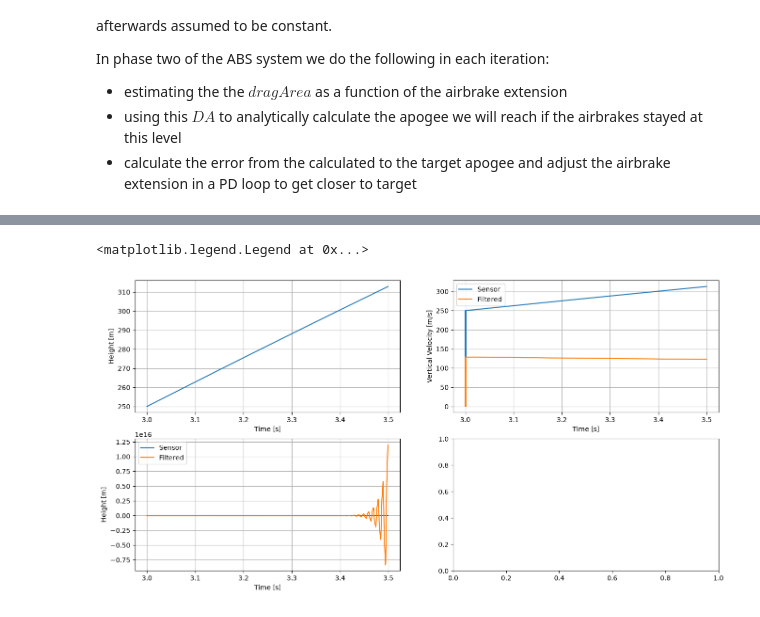
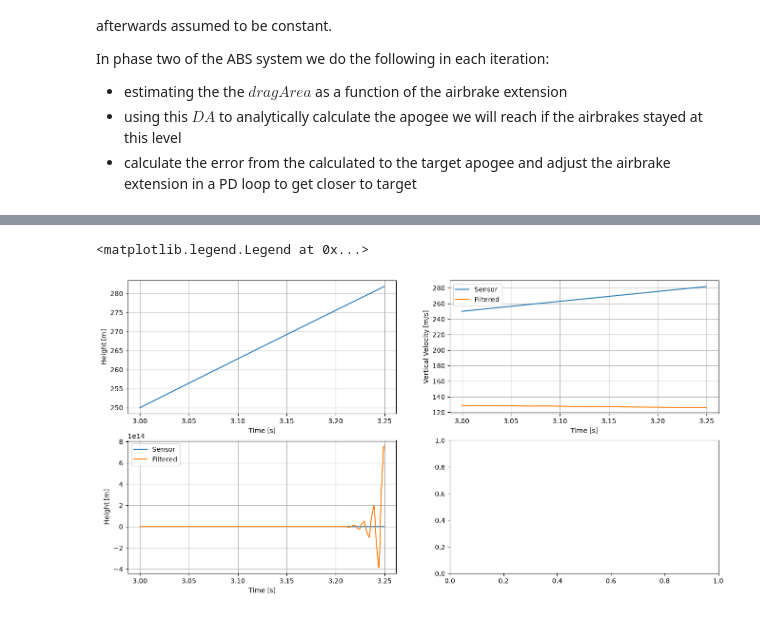
Before and after one commit to the-lightstack/kiraAirbrakeSoftware, a Jupyter notebook: simHarness.ipynb, the cells around one changed output, grey strips where cells are left out. Cells and saved outputs as stored; diff of their text form; code cells hidden in the pictures.

```diff
--- a/simHarness.ipynb
+++ b/simHarness.ipynb
@@ -104,6 +104,9 @@ def runSimulation(targetApogee,t0, h0, v0, controlSoftware:AirbrakeControlSoftwa
         (airbrakeExtension, absUnitLog) = controlSoftware(t,heightSensorReading,velocitySensorReading)
         absExecutionTime = time.perf_counter() - timeBeforeExec
 
+        if (absUnitLog is None):
+            absUnitLog = ABSData(cdEstimate=0,currentApogeePreciction=0,sensorSpeed=velocitySensorReading,filterSpeed=velocitySensorReading,sensorHeight=heightSensorReading,filterHeight=heightSensorReading)
+
         logEntry = FlightLogEntry(t,x,v,airbrakeExtension,absUnitLog,absExecutionTime)
         flightLogs.append(logEntry)
 
@@ -131,8 +134,8 @@ def runSimulation(targetApogee,t0, h0, v0, controlSoftware:AirbrakeControlSoftwa
 import constants
 # [float, float, float], tuple[float, ABSData]
 def airbrakeControlSoftware(t: float, h: float, v: float) -> tuple[float,ABSData]:
-    unitLogEntry = ABSData(cdEstimate=0,currentApogeePreciction=100,sensorSpeed=10,filterSpeed=10,sensorHeight=10,filteredHeight=10)
-    return (0.0,unitLogEntry)
+    unitLogEntry = ABSData(cdEstimate=0,currentApogeePreciction=100,sensorSpeed=10,filterSpeed=10,sensorHeight=10,filterHeight=10)
+    return (0.0,None)
 
 flightData:Sequence[FlightLogEntry] = runSimulation(600,constants.SIM_T0,constants.SIM_T0_HEIGHT,constants.SIM_T0_VELOCITY,airbrakeControlSoftware)
 # %% [output]
@@ -172,6 +175,7 @@ import helpers
 import helpers as helper
 from importlib import reload
 reload(helper)
+from typing import Optional, Sequence
 
 
 NO_AIRBRAKE_PHASE_T_END = 3.5
@@ -186,10 +190,12 @@ lastVel = constants.SIM_T0_VELOCITY # without any noise for now
 
 bodyCdAreaFilter = helper.GHFilterDeltaT(x0=initalCdAreaGuess,dx0=0,g=0.2,h=0.2)
 velocityFilter = helper.GHFilterDeltaT(x0=constants.SIM_T0_VELOCITY,dx0=-10,g=0.01,h=0.008)
-heightFilter = helper.GHFilterDeltaT(x0=constants.SIM_T0_HEIGHT,dx0=constants.SIM_T0_VELOCITY,g=0.1,h=0.3) # this has to be second order
+
+# Second order filter, since we are accelerating
+heightFilter = helper.GHKFilterDeltaT(x0=constants.SIM_T0_HEIGHT,dx0=constants.SIM_T0_VELOCITY,ddx0=0,g=0.1,h=0.3,k=0.01) # this has to be second order
 
 
-def airbrakeControlSoftware(t: float, h: float, v: float) -> tuple[float,ABSData]:
+def airbrakeControlSoftware(t: float, h: float, v: float) -> tuple[float,Optional[ABSData]]:
     global lastTimeStep, lastVel, bodyCdAreaFilter
 
     # Ensure forward time direction
@@ -197,7 +203,8 @@ def airbrakeControlSoftware(t: float, h: float, v: float) -> tuple[float,ABSData
         print("going back in time")
         lastTimeStep = t
         lastVel = v
-        return (0, ABSData(np.array([0]),0,np.array([0]),np.array([0]),np.array([0]),np.array([0])))
+
+        return (0, None)
 
     if t <= NO_AIRBRAKE_PHASE_T_END:
         # Setting up for filter code
@@ -210,7 +217,10 @@ def airbrakeControlSoftware(t: float, h: float, v: float) -> tuple[float,ABSData
 
         filtered_h = heightFilter.x
         filtered_v = velocityFilter.x
-        deltaV = filtered_v - lastVel
+
+
+        ## Using the second derivate of height and the first of velocity to get acceleration estimate
+        deltaV = (0.7 * velocityFilter.dx) + (0.3 * heightFilter.ddx)
 
 
         estimatedAirDensity = helper.airDensityFromHeight(h[0])
@@ -222,14 +232,12 @@ def airbrakeControlSoftware(t: float, h: float, v: float) -> tuple[float,ABSData
         # Estimate the bodies C_D * area
         # (cda_estimate, _) = bodyCdAreaFilter.update(deltaTime,CdA)
         lastTimeStep = t
-        lastVel = filtered_v
 
 
         data = ABSData(cdEstimate=CdA,currentApogeePreciction=0,sensorSpeed=v,filterSpeed=filtered_v,sensorHeight=h,filterHeight=filtered_h)
         return (0, data)
     else:
-        data = ABSData(np.array([0]),0,np.array([0]),np.array([0]),np.array([0]),np.array([0]))
-        return (0, data)
+        return (0, None)
 
 flightData:Sequence[FlightLogEntry] = runSimulation(960,constants.SIM_T0,constants.SIM_T0_HEIGHT,constants.SIM_T0_VELOCITY, airbrakeControlSoftware)
 # %% [output]
@@ -254,7 +247,7 @@ Solver status: running. Steps: 5228
 from matplotlib import pyplot as plt
 
 windowStart = 0
-windowEnd = 600
+windowEnd = 300
 
 # Sort the flight Data according to timestamp
 flightData.sort(key=lambda x: x.timestamp)
@@ -279,31 +272,31 @@ ax[0,0].set_xlabel("Time [s]")
 ax[0,0].grid(True)
 
 ax[0,1].plot(t,sh,label="Sensor")
 ax[0,1].plot(t,vf,label="Filtered")
 ax[0,1].set_ylabel("Vertical Velocity [m/s]")
 ax[0,1].set_xlabel("Time [s]")
 ax[0,1].grid(True)
 ax[0,1].legend()
 
 # Add height and filtered height
 ax[1,0].plot(t,sh,label="Sensor")
 ax[1,0].plot(t,fh,label="Filtered")
 ax[1,0].set_ylabel("Height [m]")
 ax[1,0].set_xlabel("Time [s]")
 ax[1,0].grid(True)
 ax[1,0].legend()
 
 # ax[1,0].plot(t,s,label="Sensor")
 # ax[1,0].plot(t,vf,label="Filtered")
 # ax[1,0].set_ylabel("Vertical Velocity [m/s]")
 # ax[1,0].set_xlabel("Time [s]")
 # ax[1,0].grid(True)
 # ax[1,0].legend()
 
 # ax[1,1].plot(t,cd)
 # ax[1,1].set_ylabel("Estimated C_D * Area [m²]")
 # ax[1,1].set_xlabel("Time [s]")
 # ax[1,1].grid(True)
 # %% [output]
 <matplotlib.legend.Legend at 0x...>
-[figure, old version]
+[figure, new version]
```
Also changed, not shown: parts of 1 cell of this notebook, 5 other files.
